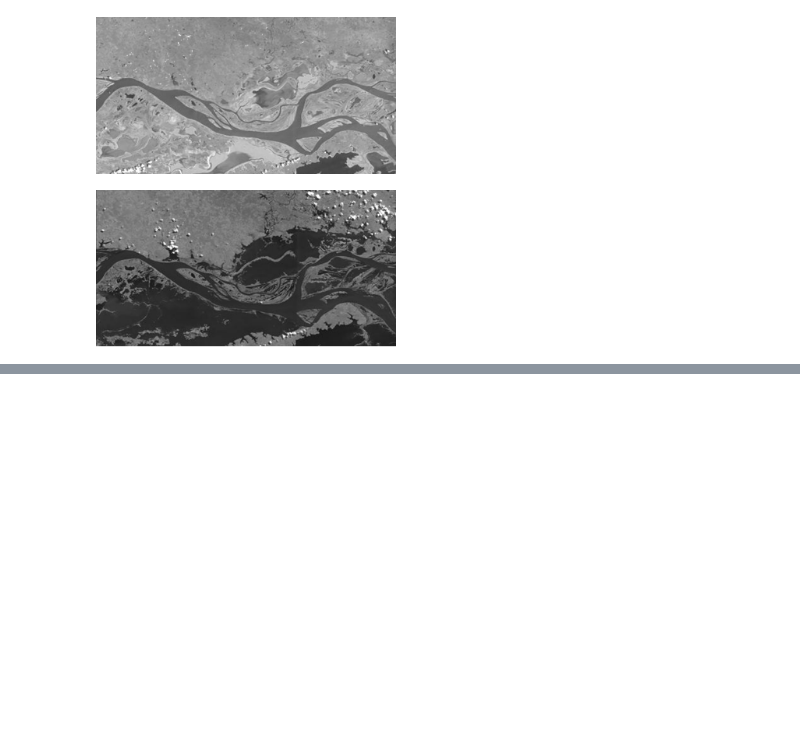
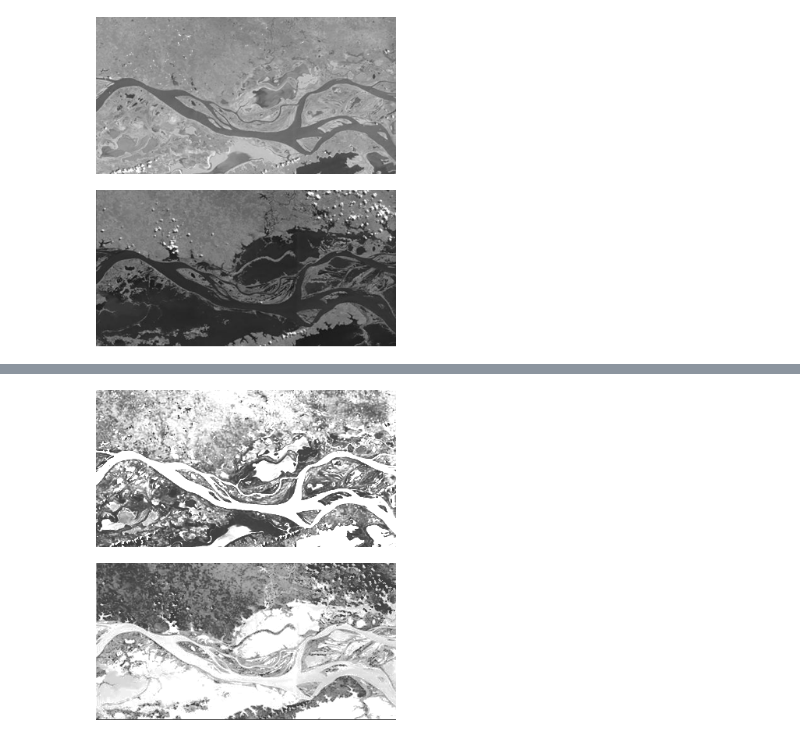
Before and after one commit to guilhermeMilani/operadores-morfologicos, a Jupyter notebook: OperadoresMorfologicos.ipynb, the cells around one changed output, grey strips where cells are left out. Cells and saved outputs as stored; diff of their text form; code cells hidden in the pictures; blank space fills up the shorter version.

```diff
--- a/OperadoresMorfologicos.ipynb
+++ b/OperadoresMorfologicos.ipynb
@@ -75,11 +87,16 @@ display(IPImage(filename='negativada_chuvoso.png', width = 300))
 # %%
 def realce(imagem_entrada, imagem_saida):
     imagem = cv2.imread(imagem_entrada)
     imagem_realcada = cv2.add(imagem, 60)
     cv2.imwrite(imagem_saida, imagem_realcada)
 
-realce('saida_preto_e_branco.png', 'saida_preto_e_branco_realcada.png')
-display(IPImage(filename='saida_preto_e_branco_realcada.png', width=300))
+realce('negativada_estiagem.png', 'estiagem_realcada.png')
+display(IPImage(filename='estiagem_realcada.png', width=300))
+realce('negativada_chuvoso.png', 'chuvoso_realcada.png')
+display(IPImage(filename='chuvoso_realcada.png', width=300))
+# %% [output]
+[figure, added]
+[figure, added]
 # %%
 def dilatacao(imagem_entrada, imagem_saida, kernel_size=3):
     imagem_binaria = cv2.imread(imagem_entrada, cv2.IMREAD_GRAYSCALE)
```
Also changed, not shown: parts of 7 cells of this notebook, 10 other files.
